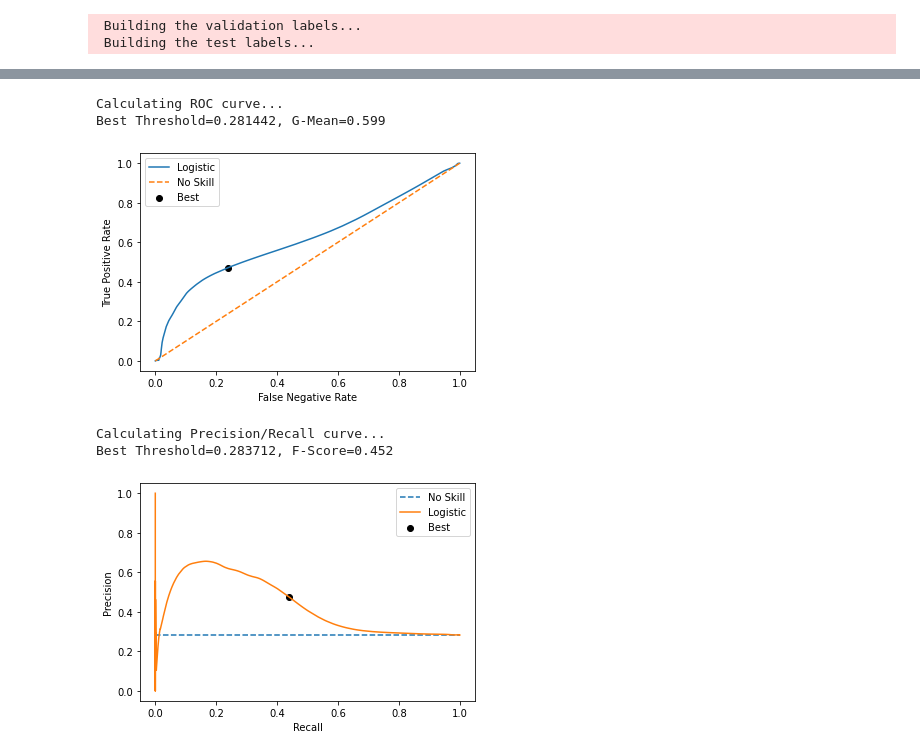
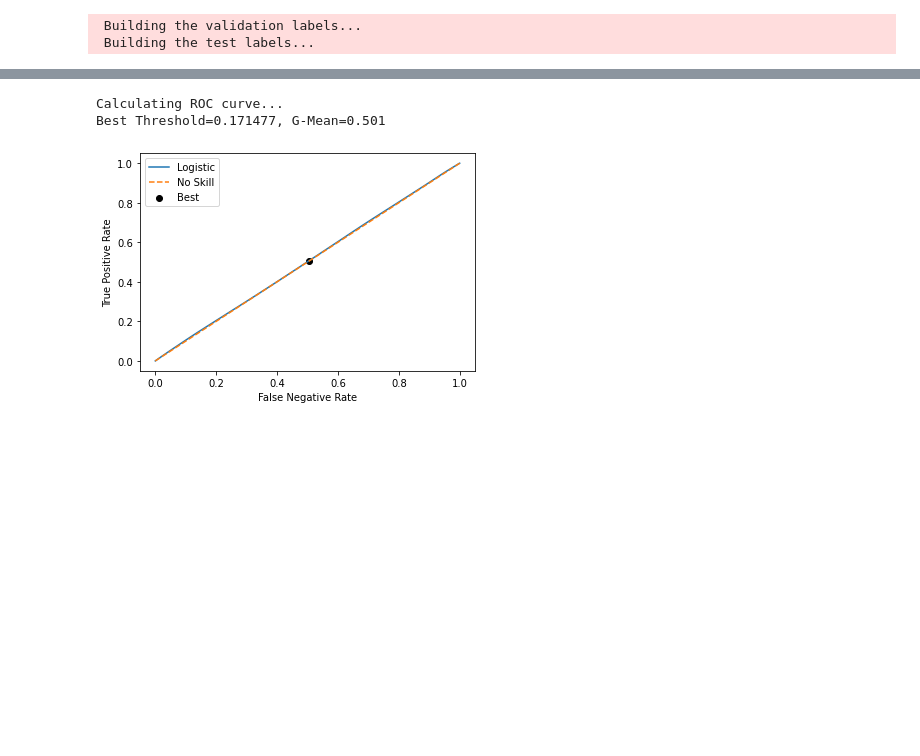
Before and after one commit to jayantgupta/SVANN, a Jupyter notebook: UNet_Image_Segmentation_Keras.ipynb, the cells around one changed output, grey strips where cells are left out. Saved outputs shown, nothing was run; the diff lists cells and outputs as text; code cells hidden in the pictures; blank space fills up the shorter version.

Commit message:
Fix for evaluate function and generator implementation

```diff
--- a/UNet_Image_Segmentation_Keras.ipynb
+++ b/UNet_Image_Segmentation_Keras.ipynb
@@ -230,34 +230,34 @@ for batch in tqdm(X_test_generator):
  Building the test labels...
 # %%
 # ==================== Run model predictions ====================
-MODEL = 'UNet'
+MODEL = 'SegNet'
 
 unet_model = UNet(IMG_HEIGHT, IMG_WIDTH, IMG_CHANNELS)
-weight_file = json.load(open('config.json'))['filepaths']['default_checkpoints']+'/'+IMG_INDEX+'/UNet-SVANN(HW+HS+HNE).h5'
+weight_file = json.load(open('config.json'))['filepaths']['default_checkpoints']+'/'+IMG_INDEX+'/UNet-SVANN(HS).h5'
 unet_model.load_weights(weight_file)
 
 unets_model = UNetS(IMG_HEIGHT, IMG_WIDTH, IMG_CHANNELS)
-weight_file = json.load(open('config.json'))['filepaths']['default_checkpoints']+'/'+IMG_INDEX+'/UNetS-SVANN(HW).h5'
+weight_file = json.load(open('config.json'))['filepaths']['default_checkpoints']+'/'+IMG_INDEX+'/UNetS-SVANN(HS).h5'
 unets_model.load_weights(weight_file)
 
 segnet_model = SegNet((IMG_HEIGHT, IMG_WIDTH, IMG_CHANNELS), 1, 3)
-weight_file = json.load(open('config.json'))['filepaths']['default_checkpoints']+'/'+IMG_INDEX+'/SegNet-SVANN(HW+HS+HNE).h5'
+weight_file = json.load(open('config.json'))['filepaths']['default_checkpoints']+'/'+IMG_INDEX+'/SegNet-SVANN(HS).h5'
 segnet_model.load_weights(weight_file)
 
 print('\r', 'Predicting on validation data...')
 if MODEL == 'UNet':
-    preds_val = np.squeeze(unet_model.predict(X_val_generator, verbose=1, workers=64))
+    preds_val = np.squeeze(unet_model.predict(val_generator, verbose=1, workers=64))
 elif MODEL == 'UNetS':
-    preds_val = np.squeeze(unets_model.predict(X_val_generator, verbose=1, workers=64))
+    preds_val = np.squeeze(unets_model.predict(val_generator, verbose=1, workers=64))
 elif MODEL == 'SegNet':
-    preds_val = np.squeeze(segnet_model.predict(X_val_generator, verbose=1, workers=64))
+    preds_val = np.squeeze(segnet_model.predict(val_generator, verbose=1, workers=64))
 
 print('\r', 'Predicting on test data...')
 if MODEL == 'UNet':
-    preds_test = np.squeeze(unet_model.predict(X_test_generator, verbose=1, workers=64))
+    preds_test = np.squeeze(unet_model.predict(test_generator, verbose=1, workers=64))
 elif MODEL == 'UNetS':
-    preds_test = np.squeeze(unets_model.predict(X_test_generator, verbose=1, workers=64))
+    preds_test = np.squeeze(unets_model.predict(test_generator, verbose=1, workers=64))
 elif MODEL == 'SegNet':
-    preds_test = np.squeeze(segnet_model.predict(X_test_generator, verbose=1, workers=64))
+    preds_test = np.squeeze(segnet_model.predict(test_generator, verbose=1, workers=64))
 # %% [output]
  Predicting on validation data...
@@ -293,45 +332,42 @@ elif MODEL == 'SegNet':
 # %%
 # ==================== Calculate optimal prediction threshold ====================
 
 # ROC Curve
 print('Calculating ROC curve...')
 ns_probs = np.zeros(Y_val.shape)
 ns_fpr, ns_tpr, _ = roc_curve(Y_val.flatten().astype(np.uint8), ns_probs.flatten())
 fpr, tpr, roc_thresholds = roc_curve(Y_val.flatten().astype(np.uint8), preds_val.flatten())
 gmeans = np.sqrt(tpr * (1-fpr))
 ix = np.argmax(gmeans)
 best_roc_threshold = roc_thresholds[ix]
 print('Best Threshold=%f, G-Mean=%.3f' % (best_roc_threshold, gmeans[ix]))
 plt.plot(fpr, tpr, label='Logistic')
 plt.plot(ns_fpr, ns_tpr, linestyle='--', label='No Skill')
 plt.scatter(fpr[ix], tpr[ix], marker='o', color='black', label='Best')
 plt.xlabel('False Negative Rate')
 plt.ylabel('True Positive Rate')
 plt.legend()
 plt.show()
 
 # Precision Recall Curve
-print('Calculating Precision/Recall curve...')
-precision, recall, pr_thresholds = precision_recall_curve(Y_val.flatten().astype(np.uint8), preds_val.flatten())
-fscore = (2 * precision * recall) / (precision + recall + 0.01)
-ix = np.argmax(fscore)
-best_pr_threshold = pr_thresholds[ix]
-print('Best Threshold=%f, F-Score=%.3f' % (best_pr_threshold, fscore[ix]))
-no_skill = len(Y_val.flatten()[Y_val.flatten()==1]) / len(Y_val.flatten())
-plt.plot([0,1], [no_skill,no_skill], linestyle='--', label='No Skill')
-plt.plot(recall, precision, label='Logistic')
-plt.scatter(recall[ix], precision[ix], marker='o', color='black', label='Best')
-plt.xlabel('Recall')
-plt.ylabel('Precision')
-plt.legend()
-plt.show()
+#print('Calculating Precision/Recall curve...')
+#precision, recall, pr_thresholds = precision_recall_curve(Y_val.flatten().astype(np.uint8), preds_val.flatten())
+#fscore = (2 * precision * recall) / (precision + recall + 0.01)
+#ix = np.argmax(fscore)
+#best_pr_threshold = pr_thresholds[ix]
+#print('Best Threshold=%f, F-Score=%.3f' % (best_pr_threshold, fscore[ix]))
+#no_skill = len(Y_val.flatten()[Y_val.flatten()==1]) / len(Y_val.flatten())
+#plt.plot([0,1], [no_skill,no_skill], linestyle='--', label='No Skill')
+#plt.plot(recall, precision, label='Logistic')
+#plt.scatter(recall[ix], precision[ix], marker='o', color='black', label='Best')
+#plt.xlabel('Recall')
+#plt.ylabel('Precision')
+#plt.legend()
+#plt.show()
 # %% [output]
 Calculating ROC curve...
-Best Threshold=0.281442, G-Mean=0.599
+Best Threshold=0.171477, G-Mean=0.501
-[figure, old version]
+[figure, new version]
-Calculating Precision/Recall curve...
-Best Threshold=0.283712, F-Score=0.452
-[figure, removed]
 # %%
 best_threshold = round(best_roc_threshold, 3)
 #best_threshold = round(best_pr_threshold, 3)
```
Also changed, not shown: parts of 15 cells of this notebook, 1 other file.
